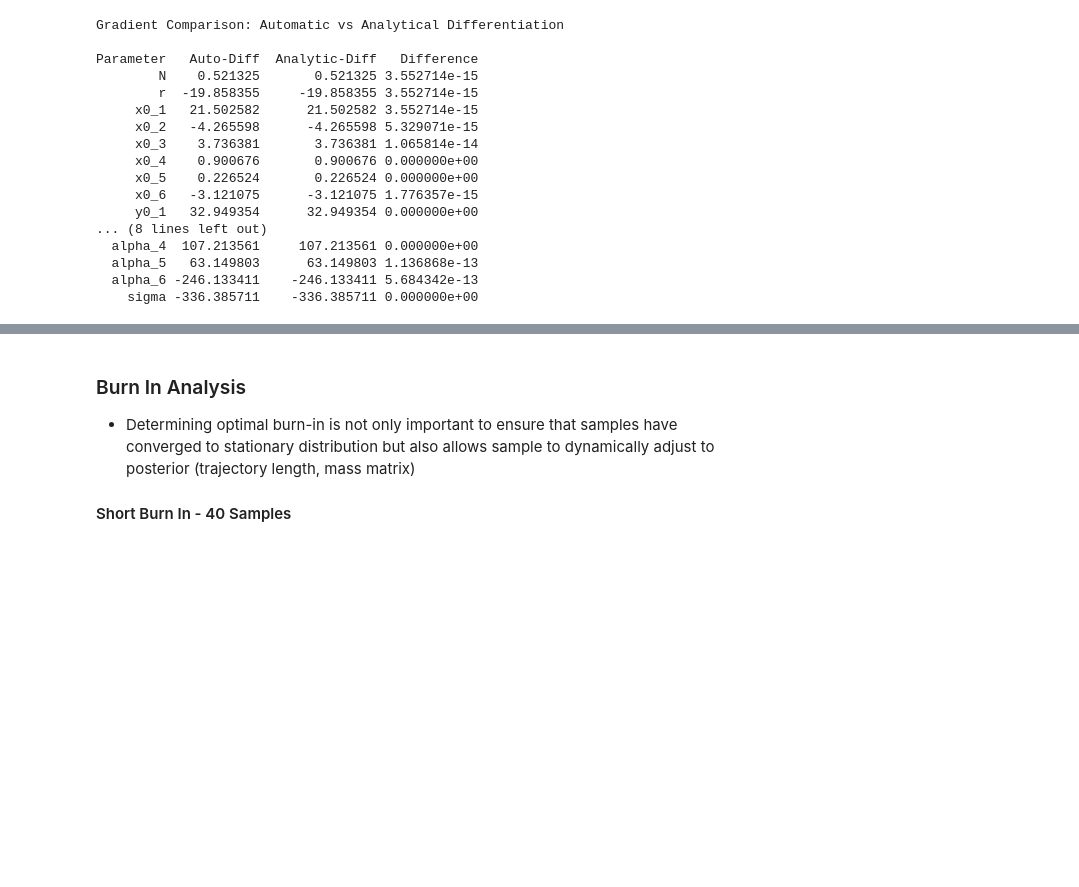
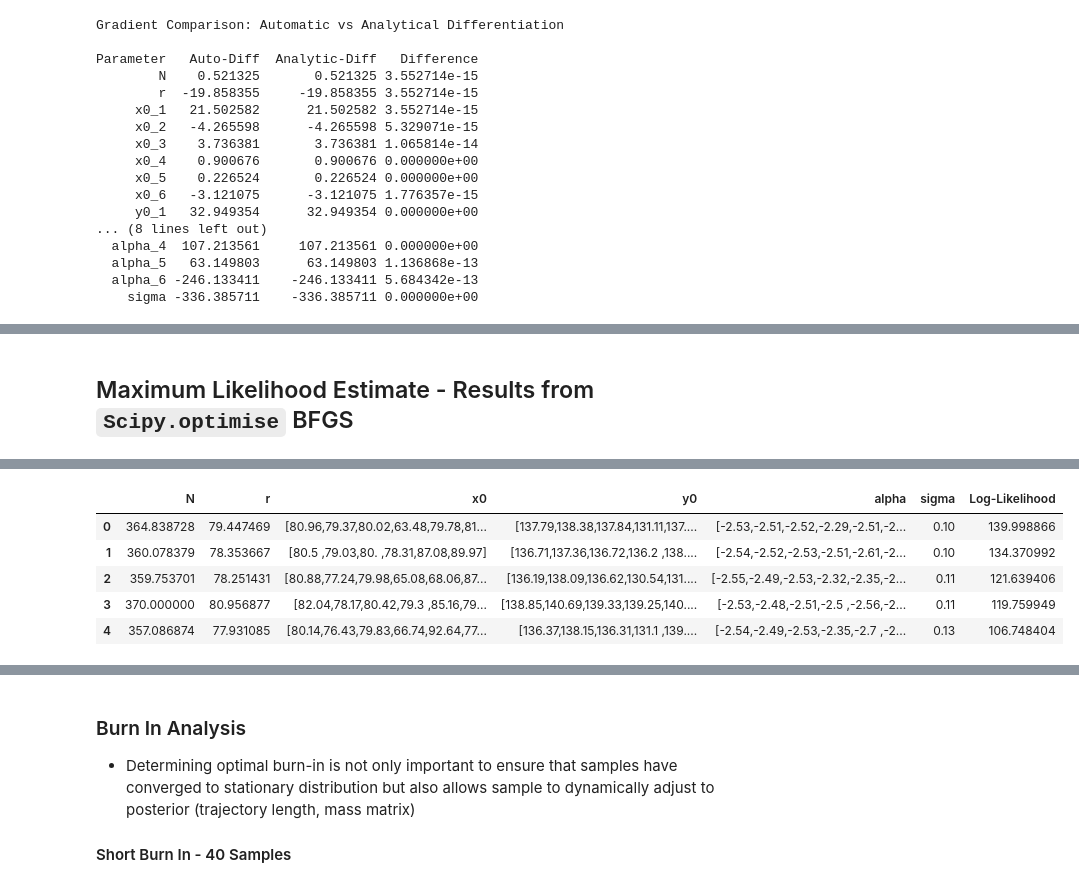
Before and after one commit to JacobTutt/antikythera_bayesian_analysis, a Jupyter notebook: Notebook_2_Isotropic.ipynb, the cells around one changed output, grey strips where cells are left out. Cells and saved outputs as stored; diff of their text form; code cells hidden in the pictures; blank space fills up the shorter version.

```diff
--- a/Notebook_2_Isotropic.ipynb
+++ b/Notebook_2_Isotropic.ipynb
@@ -290,0 +307,11 @@ Antikythera_Isotropic_Basic_Filter.mle_analysis(mle_results_full)
+# %% [markdown]
+## Maximum Likelihood Estimate - Results from `Scipy.optimise` BFGS
+# %%
+# Full optimisation using 100 initialisations from prior
+if rerun_comp_expensive_analysis:
+    mle_results_full = Antikythera_Isotropic_Basic_Filter.max_likelihood_est(sampling_type = 'BFGS', num_samples=20, derivative='analytic', plot_history=False, summary_table = 5, save_path = 'stored_results/Isotropic_Basic_MLE_Scipy_Results.pkl')
+    mle_results_full_scipy = pd.read_pickle('stored_results/Isotropic_Basic_MLE_Scipy_Results.pkl')
+# if not run, load back data
+else:
+    mle_results_full_scipy = pd.read_pickle('stored_results/Isotropic_Basic_MLE_Scipy_Results.pkl')
+# %% [output]
@@ -290,0 +319,6 @@ Antikythera_Isotropic_Basic_Filter.mle_analysis(mle_results_full)
+|  | N | r | x0 | y0 | alpha | sigma | Log-Likelihood |
+| 0 | 364.838728 | 79.447469 | [80.96,79.37,80.02,63.48,79.78,81... | [137.79,138.38,137.84,131.11,137.... | [-2.53,-2.51,-2.52,-2.29,-2.51,-2... | 0.10 | 139.998866 |
+| 1 | 360.078379 | 78.353667 | [80.5 ,79.03,80. ,78.31,87.08,89.97] | [136.71,137.36,136.72,136.2 ,138.... | [-2.54,-2.52,-2.53,-2.51,-2.61,-2... | 0.10 | 134.370992 |
+| 2 | 359.753701 | 78.251431 | [80.88,77.24,79.98,65.08,68.06,87... | [136.19,138.09,136.62,130.54,131.... | [-2.55,-2.49,-2.53,-2.32,-2.35,-2... | 0.11 | 121.639406 |
+| 3 | 370.000000 | 80.956877 | [82.04,78.17,80.42,79.3 ,85.16,79... | [138.85,140.69,139.33,139.25,140.... | [-2.53,-2.48,-2.51,-2.5 ,-2.56,-2... | 0.11 | 119.759949 |
+| 4 | 357.086874 | 77.931085 | [80.14,76.43,79.83,66.74,92.64,77... | [136.37,138.15,136.31,131.1 ,139.... | [-2.54,-2.49,-2.53,-2.35,-2.7 ,-2... | 0.13 | 106.748404 |
```
Also changed, not shown: parts of 26 cells of this notebook, 4 other files.
